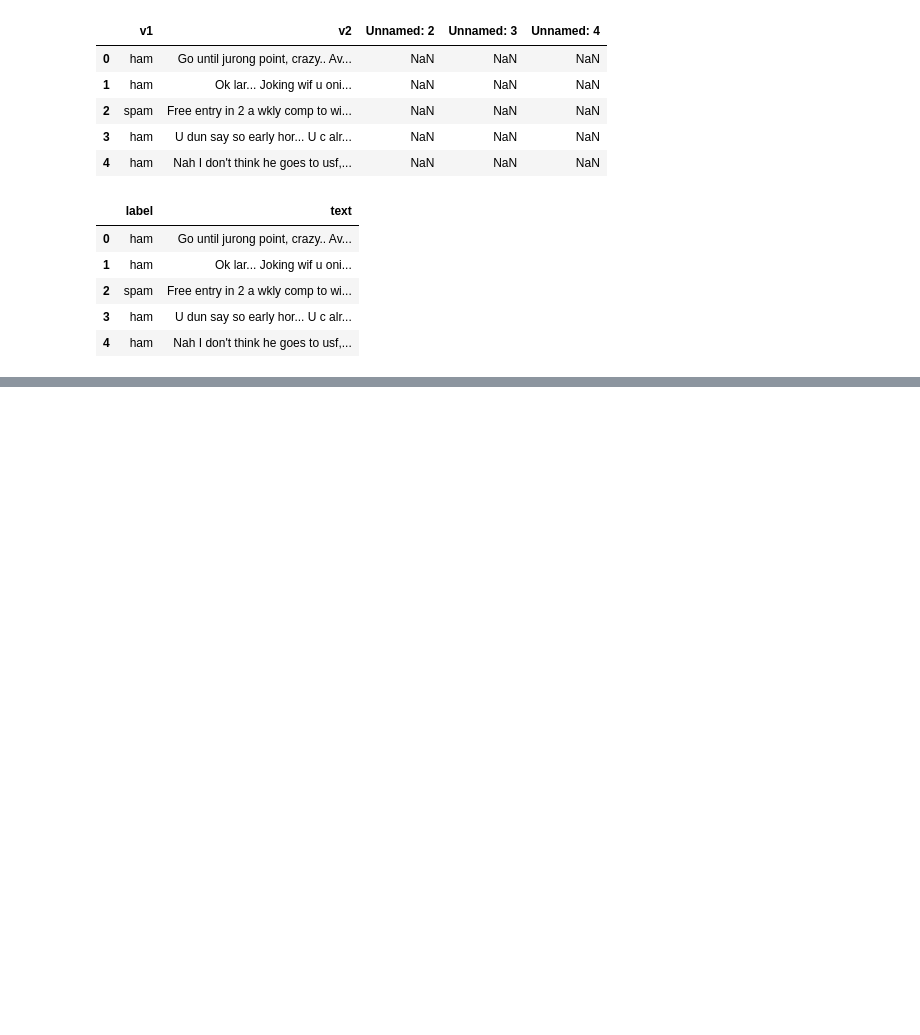
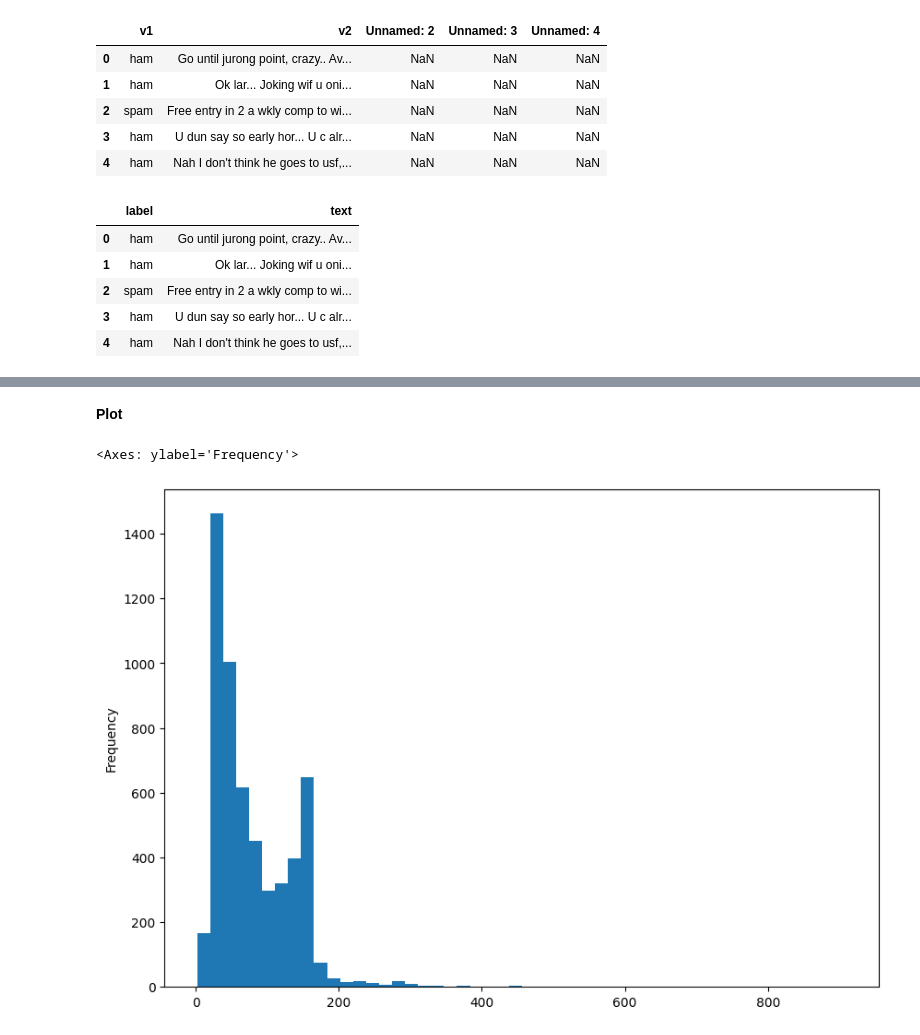
Before and after one commit to PratapParamanik/SMS-Spam-Detection, a Jupyter notebook: Pratap_Paramanik.ipynb, the cells around one changed output, grey strips where cells are left out. Saved outputs shown, nothing was run; the diff lists cells and outputs as text; code cells hidden in the pictures; blank space fills up the shorter version.

```diff
--- a/Pratap_Paramanik.ipynb
+++ b/Pratap_Paramanik.ipynb
@@ -43,0 +64,3 @@ sms.head()
+# %%
+sms['length']=sms['text'].apply(len)
+sms.head()
@@ -43,0 +74,10 @@ sms.head()
+# %% [markdown]
+**Plot**
+# %%
+import matplotlib.pyplot as plt
+import seaborn as sns
+
+sms['length'].plot(bins=50, kind='hist',figsize=(10,7))
+# %% [output]
+<Axes: ylabel='Frequency'>
+[figure, added]
```
Also changed, not shown: parts of 26 cells of this notebook.
